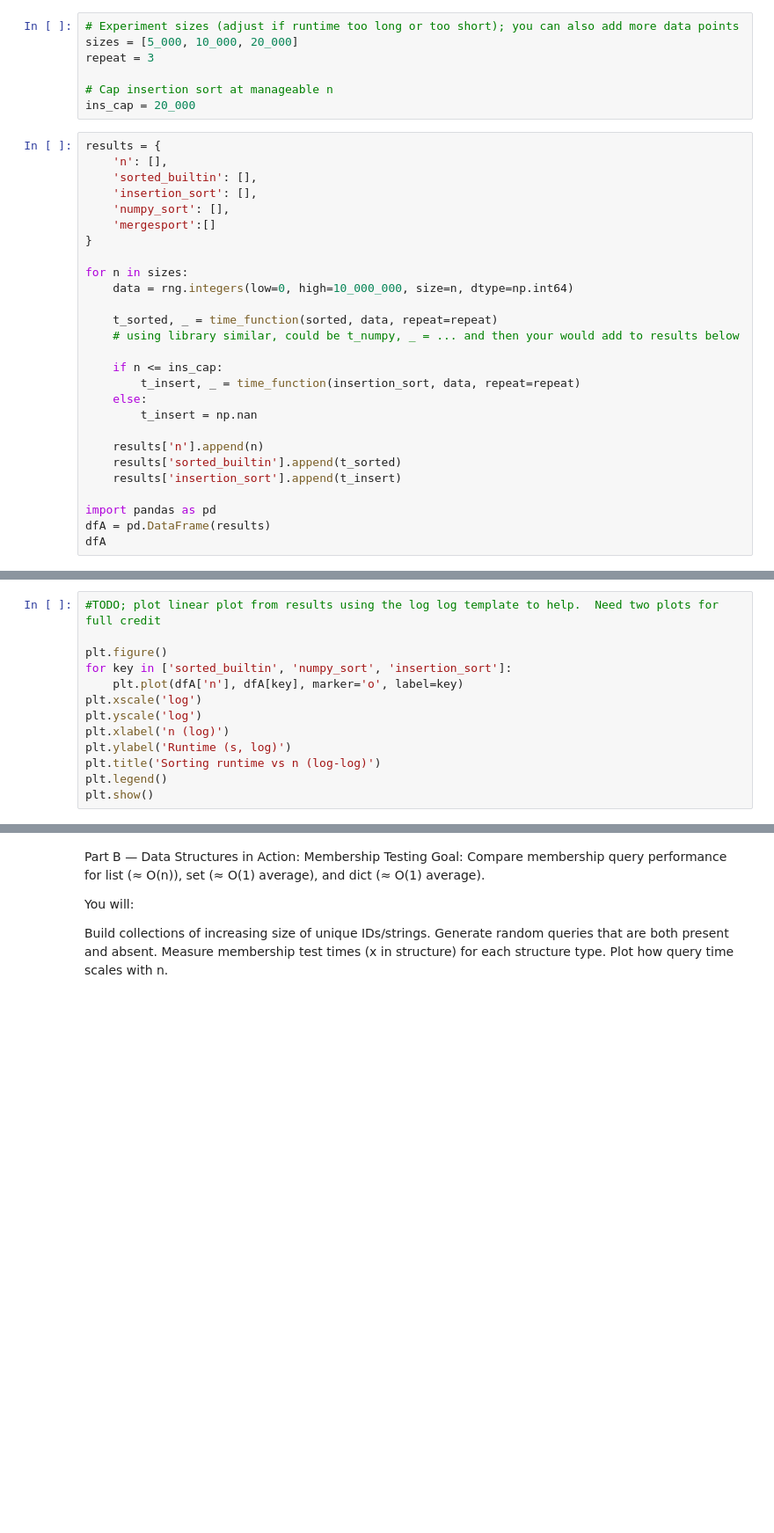
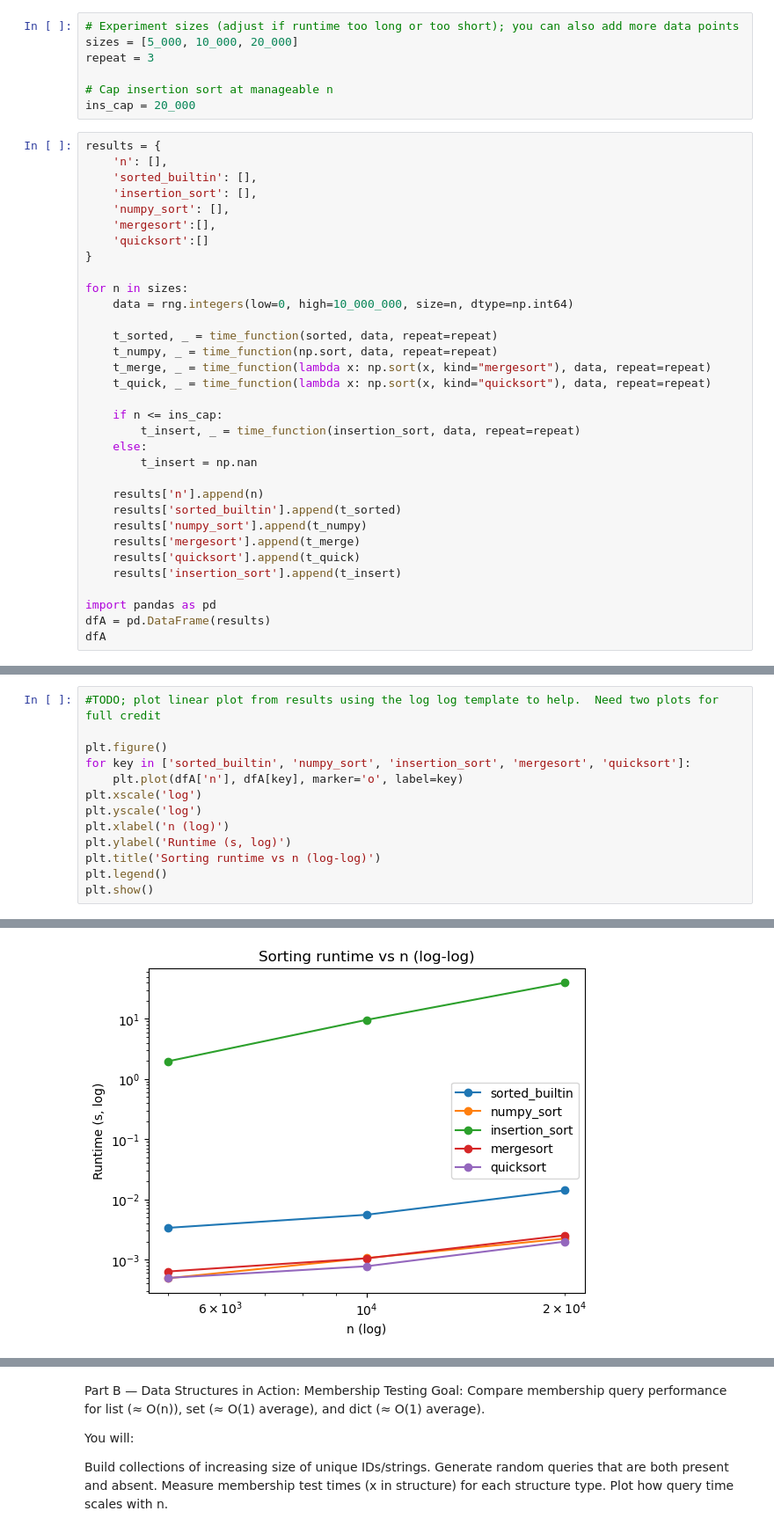
Before and after one commit to cw-stipek/sorting_data_structures_big_o, a Jupyter notebook: src/DSE511_HW4_stipek.ipynb, the cells around one changed output, grey strips where cells are left out. Shown: that part at 88% size. Saved outputs shown, nothing was run; the diff lists cells and outputs as text; blank space fills up the shorter version.

Commit message:
adding in linear and boxplot plots

```diff
--- a/src/DSE511_HW4_stipek.ipynb
+++ b/src/DSE511_HW4_stipek.ipynb
@@ -88,14 +88,17 @@ results = {
     'sorted_builtin': [],
     'insertion_sort': [],
     'numpy_sort': [],
-    'mergesport':[]
+    'mergesort':[],
+    'quicksort':[]
 }
 
 for n in sizes:
     data = rng.integers(low=0, high=10_000_000, size=n, dtype=np.int64)
 
     t_sorted, _ = time_function(sorted, data, repeat=repeat)
-    # using library similar, could be t_numpy, _ = ... and then your would add to results below
+    t_numpy, _ = time_function(np.sort, data, repeat=repeat)
+    t_merge, _ = time_function(lambda x: np.sort(x, kind="mergesort"), data, repeat=repeat)
+    t_quick, _ = time_function(lambda x: np.sort(x, kind="quicksort"), data, repeat=repeat)
 
     if n <= ins_cap:
         t_insert, _ = time_function(insertion_sort, data, repeat=repeat)
@@ -104,6 +107,9 @@ for n in sizes:
 
     results['n'].append(n)
     results['sorted_builtin'].append(t_sorted)
+    results['numpy_sort'].append(t_numpy)
+    results['mergesort'].append(t_merge)
+    results['quicksort'].append(t_quick)
     results['insertion_sort'].append(t_insert)
 
 import pandas as pd
@@ -113,7 +124,7 @@ dfA
 #TODO; plot linear plot from results using the log log template to help.  Need two plots for full credit
 
 plt.figure()
-for key in ['sorted_builtin', 'numpy_sort', 'insertion_sort']:
+for key in ['sorted_builtin', 'numpy_sort', 'insertion_sort', 'mergesort', 'quicksort']:
     plt.plot(dfA['n'], dfA[key], marker='o', label=key)
 plt.xscale('log')
 plt.yscale('log')
@@ -127,0 +137 @@ NameError: name 'dfA' is not defined
+[figure, added]
```
Also changed, not shown: parts of 3 cells of this notebook.
